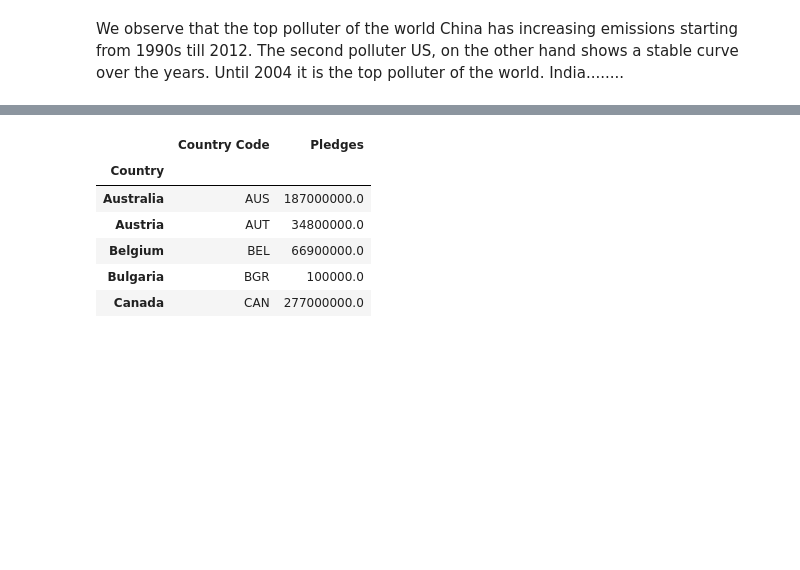
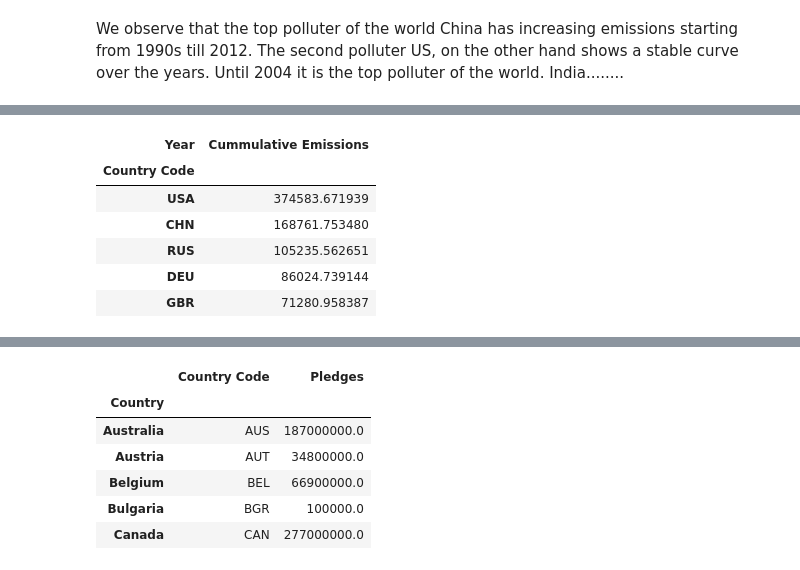
Before and after one commit to jasonrwang/ghg_analytics, a Jupyter notebook: ghg_analytics.ipynb, the cells around one changed output, grey strips where cells are left out. Drawn from its saved outputs; the diff is of its cells as text; code cells hidden in the pictures; blank space fills up the shorter version.

```diff
--- a/ghg_analytics.ipynb
+++ b/ghg_analytics.ipynb
@@ -528,0 +592,17 @@ In the first graph we observed that China,US and India are the top 3 major pollu
+# %%
+CO2From1850_CAIT = CO2From1850_CAIT.pivot_table(values = "Total CO2 Emissions Excluding Land-Use Change and Forestry (MtCO2)",\
+                                                index = "Country Code", columns = "Year")
+CO2From1850_CAIT["Cummulative Emissions"] = CO2From1850_CAIT.sum(axis=1)
+CountriesHighHistDebt = CO2From1850_CAIT.sort_values(by = "Cummulative Emissions", ascending=False).iloc[:15, :]
+CountriesHighHistDebt = CountriesHighHistDebt[["Cummulative Emissions"]]
+CountriesHighHistDebt.drop(index= ["WORLD", "EU28"], inplace=True)
+
+CountriesHighHistDebt.head()
+# %% [output]
+| Year | Cummulative Emissions |
+| Country Code |  |
+| USA | 374583.671939 |
+| CHN | 168761.753480 |
+| RUS | 105235.562651 |
+| DEU | 86024.739144 |
+| GBR | 71280.958387 |
```
Also changed, not shown: parts of 43 cells of this notebook, 2 other files.
